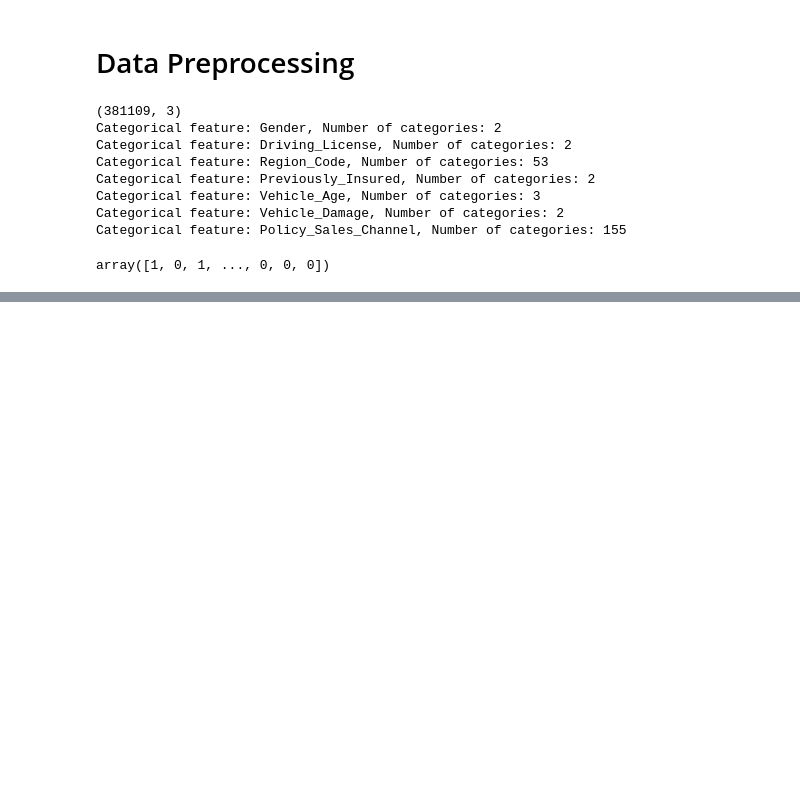
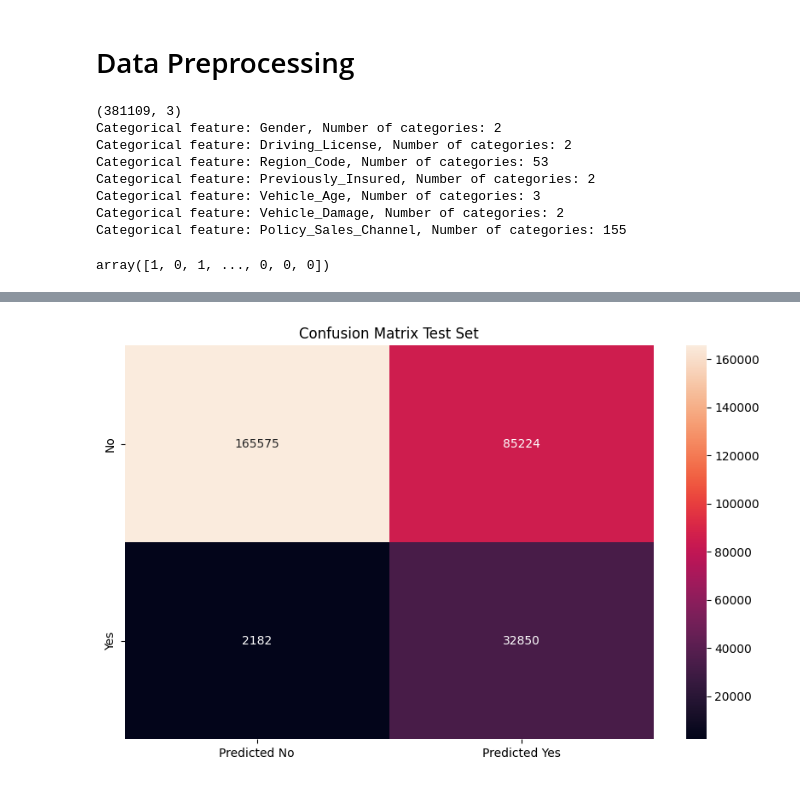
Before and after one commit to EnricoMiche1210760/Predicting_Insurance_Cross_Sell_Opportunities, a Jupyter notebook: main.ipynb, the cells around one changed output, grey strips where cells are left out. Saved outputs shown, nothing was run; the diff lists cells and outputs as text; code cells hidden in the pictures; blank space fills up the shorter version.

```diff
--- a/main.ipynb
+++ b/main.ipynb
@@ -255,0 +264,24 @@ plt.show()
+# %%
+
+log_reg_cv = LogisticRegressionCV(Cs=10, cv=10, penalty='l2', class_weight='balanced')
+log_reg_cv.fit(X_training, Y_training)
+
+print("Values of parameter C tried in 10-fold Cross-Validation: {}".format( log_reg_cv.Cs_ ))
+CV_accuracies = np.divide(np.sum(log_reg_cv.scores_[1],0),10) #COMPLETE
+print("Accuracies obtained for the different values of C with 10-fold Cross-Validation: {}".format( CV_accuracies ))
+
+print("Best value C according to 10-fold Cross-Validation: {}".format( log_reg_cv.C_[0] ))
+
+# let's store the best CV accuracy, and then print it
+print(log_reg_cv.scores_[1])
+regL2_best_CV_accuracy = np.max(log_reg_cv.scores_[1])
+print("10-fold Cross-Validation accuracies obtained with the best value of parameter C: {}".format( regL2_best_CV_accuracy ))
+
+regL2_full = LogisticRegression(C = log_reg_cv.C_[0], penalty='l2', class_weight='balanced')
+
+
+#fit the model using the best C on the entire training set
+regL2_full.fit(X_training, Y_training)
+
+
+evaluate_model(regL2_full, (X_training, Y_training), print_report=True)
@@ -255,0 +306,13 @@ plt.show()
+# %%
+y_pred_proba_test = regL2_full.predict_proba(X_test)
+y_pred_test = regL2_full.predict(X_test)
+confusion_matrix_test = confusion_matrix(Y_test, y_pred_test)
+
+plt.figure(figsize=(10, 6))
+ax = sns.heatmap(data=confusion_matrix_train, annot=True, fmt='g')
+plt.title("Confusion Matrix Test Set")
+ax.xaxis.set_ticklabels(['Predicted No', 'Predicted Yes'])
+ax.yaxis.set_ticklabels(['No', 'Yes'])
+plt.show()
+# %% [output]
+[figure, added]
```
Also changed, not shown: parts of 11 cells of this notebook.
